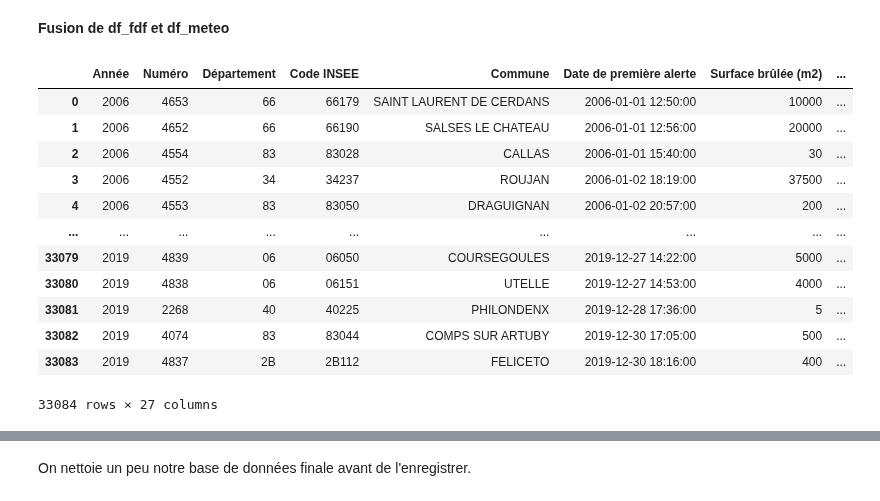
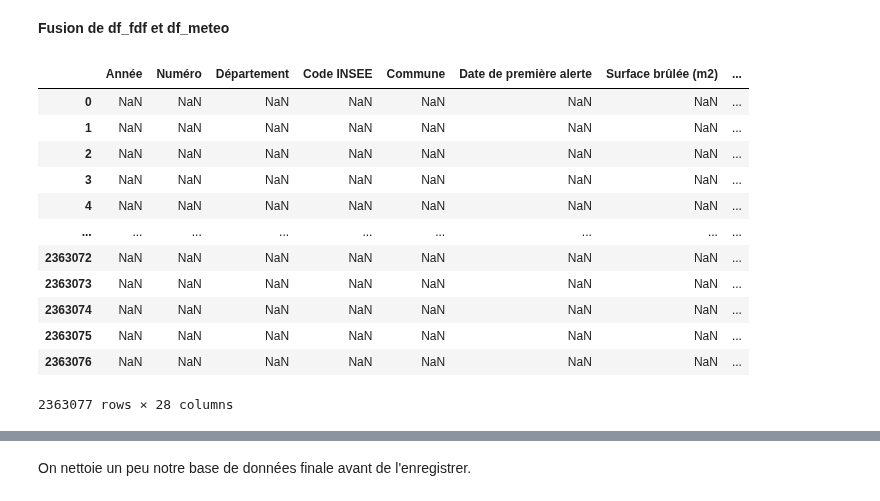
Before and after one commit to Theo-Clavel/feux_de_foret, a Jupyter notebook: Partie1.ipynb, the cells around one changed output, grey strips where cells are left out. Cells and saved outputs as stored; diff of their text form; code cells hidden in the pictures.

```diff
--- a/Partie1.ipynb
+++ b/Partie1.ipynb
@@ -127,6 +127,7 @@ def concat_meteo(year_begin, year_end):
 #df_meteo.to_csv('data_meteo.csv', index = False)
 # %%
 df_meteo = pd.read_csv('data_meteo.csv')
+df_meteo = df_meteo.drop_duplicates(ignore_index = True)
 df_meteo
 # %% [output]
 |  | Station | Date | Température (°C) | Précipitations (3 heures) | Humidité (%) | Vitesse du vent (m/s) |
@@ -431,23 +432,25 @@ df_meteo['key'] = df_meteo['Station'].apply(lambda row: str(row)) + df_meteo['Da
 # %% [markdown]
 **Fusion de df_fdf et df_meteo**
 # %%
-df = pd.merge(df_fdf, df_meteo, on = 'key', how = 'inner')
-df = df.drop(columns = ['key', 'Date', 'Station'])
+df = pd.merge(df_fdf, df_meteo, on = 'key', how = 'right')
+df = df.drop(columns = ['key', 'Station', 'Date de relevé'])
+df['Départ de feu'] = df['Surface brûlée (m2)'].notna()
+df['Départ de feu'] = df['Départ de feu'].astype(int)
 df
 # %% [output]
 |  | Année | Numéro | Département | Code INSEE | Commune | Date de première alerte | Surface brûlée (m2) | ... |
-| 0 | 2006 | 4653 | 66 | 66179 | SAINT LAURENT DE CERDANS | 2006-01-01 12:50:00 | 10000 | ... |
-| 1 | 2006 | 4652 | 66 | 66190 | SALSES LE CHATEAU | 2006-01-01 12:56:00 | 20000 | ... |
-| 2 | 2006 | 4554 | 83 | 83028 | CALLAS | 2006-01-01 15:40:00 | 30 | ... |
-| 3 | 2006 | 4552 | 34 | 34237 | ROUJAN | 2006-01-02 18:19:00 | 37500 | ... |
-| 4 | 2006 | 4553 | 83 | 83050 | DRAGUIGNAN | 2006-01-02 20:57:00 | 200 | ... |
+| 0 | NaN | NaN | NaN | NaN | NaN | NaN | NaN | ... |
+| 1 | NaN | NaN | NaN | NaN | NaN | NaN | NaN | ... |
+| 2 | NaN | NaN | NaN | NaN | NaN | NaN | NaN | ... |
+| 3 | NaN | NaN | NaN | NaN | NaN | NaN | NaN | ... |
+| 4 | NaN | NaN | NaN | NaN | NaN | NaN | NaN | ... |
 | ... | ... | ... | ... | ... | ... | ... | ... | ... |
-| 33079 | 2019 | 4839 | 06 | 06050 | COURSEGOULES | 2019-12-27 14:22:00 | 5000 | ... |
-| 33080 | 2019 | 4838 | 06 | 06151 | UTELLE | 2019-12-27 14:53:00 | 4000 | ... |
-| 33081 | 2019 | 2268 | 40 | 40225 | PHILONDENX | 2019-12-28 17:36:00 | 5 | ... |
-| 33082 | 2019 | 4074 | 83 | 83044 | COMPS SUR ARTUBY | 2019-12-30 17:05:00 | 500 | ... |
-| 33083 | 2019 | 4837 | 2B | 2B112 | FELICETO | 2019-12-30 18:16:00 | 400 | ... |
+| 2363072 | NaN | NaN | NaN | NaN | NaN | NaN | NaN | ... |
+| 2363073 | NaN | NaN | NaN | NaN | NaN | NaN | NaN | ... |
+| 2363074 | NaN | NaN | NaN | NaN | NaN | NaN | NaN | ... |
+| 2363075 | NaN | NaN | NaN | NaN | NaN | NaN | NaN | ... |
+| 2363076 | NaN | NaN | NaN | NaN | NaN | NaN | NaN | ... |
-33084 rows × 27 columns
+2363077 rows × 28 columns
 # %%
 df.dtypes
 # %% [output]
```
Also changed, not shown: parts of 4 cells of this notebook, 4 other files.
